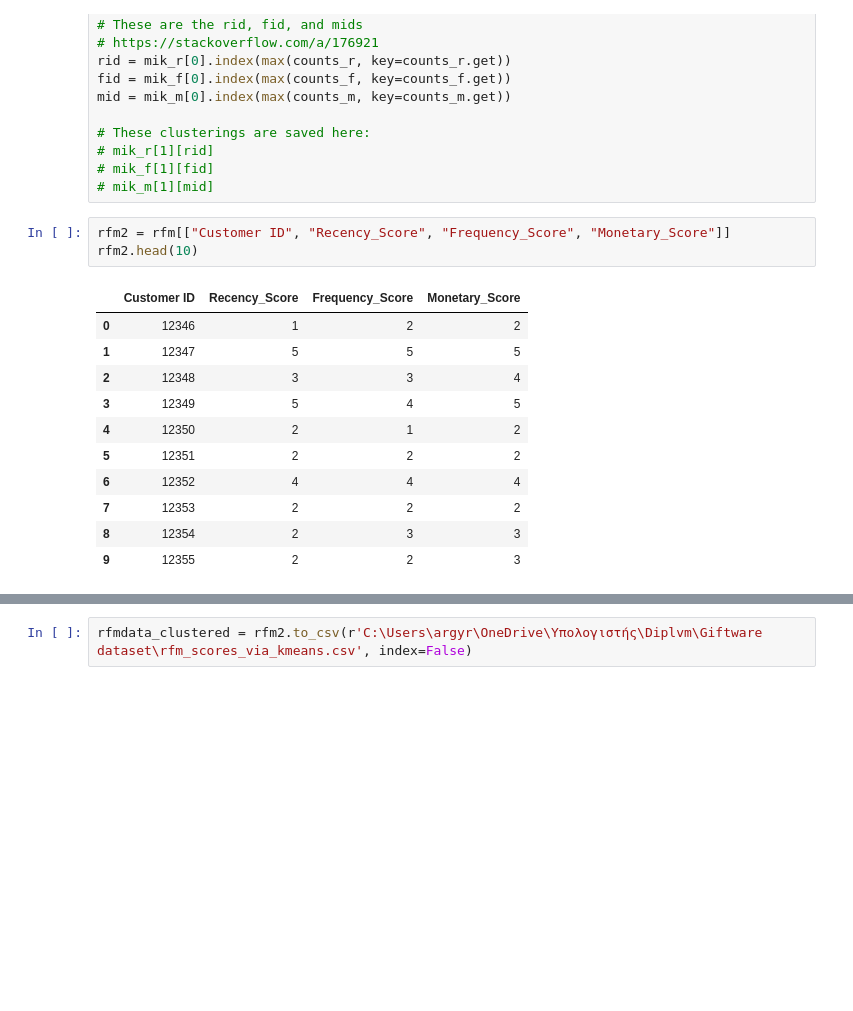
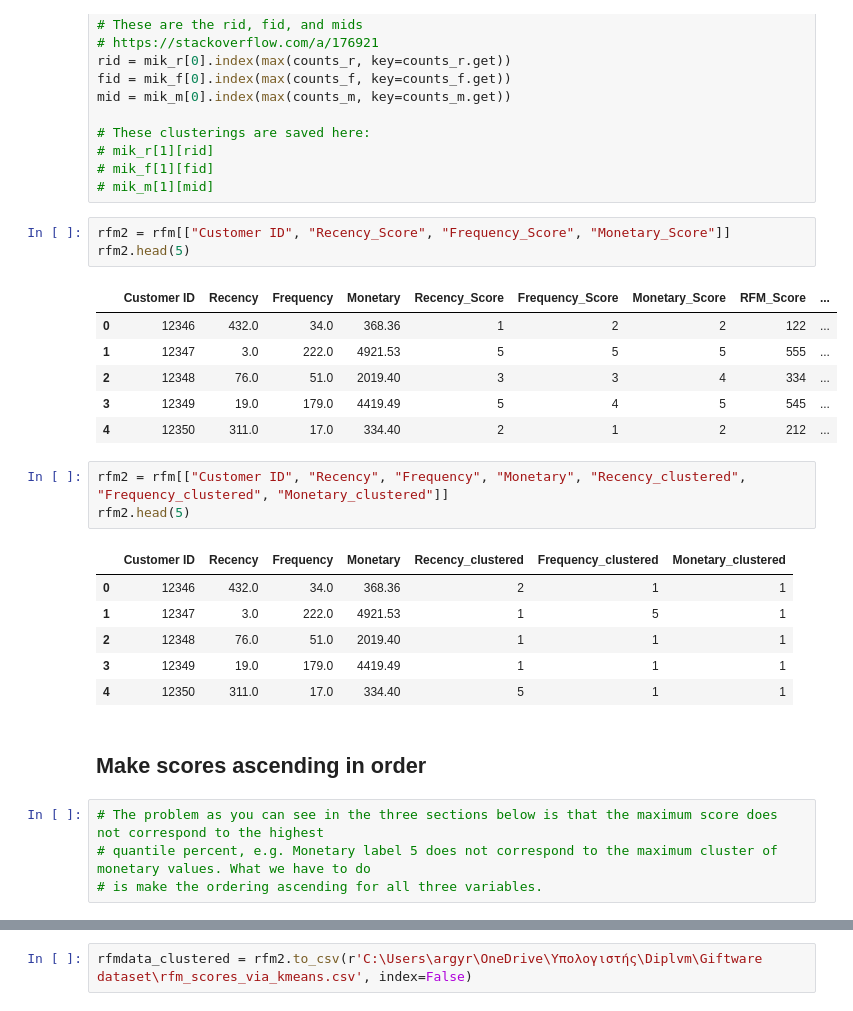
Before and after one commit to ArgyroMp/msc-thesis, a Jupyter notebook: Notebooks/02.rfm_dataset.ipynb, the cells around one changed output, grey strips where cells are left out. Drawn from its saved outputs; the diff is of its cells as text; blank space fills up the shorter version.

```diff
--- a/Notebooks/02.rfm_dataset.ipynb
+++ b/Notebooks/02.rfm_dataset.ipynb
@@ -231,16 +200,27 @@ mid = mik_m[0].index(max(counts_m, key=counts_m.get))
 # mik_m[1][mid]
 # %%
 rfm2 = rfm[["Customer ID", "Recency_Score", "Frequency_Score", "Monetary_Score"]]
-rfm2.head(10)
+rfm2.head(5)
 # %% [output]
-|  | Customer ID | Recency_Score | Frequency_Score | Monetary_Score |
-| 0 | 12346 | 1 | 2 | 2 |
-| 1 | 12347 | 5 | 5 | 5 |
-| 2 | 12348 | 3 | 3 | 4 |
-| 3 | 12349 | 5 | 4 | 5 |
-| 4 | 12350 | 2 | 1 | 2 |
-| 5 | 12351 | 2 | 2 | 2 |
-| 6 | 12352 | 4 | 4 | 4 |
-| 7 | 12353 | 2 | 2 | 2 |
-| 8 | 12354 | 2 | 3 | 3 |
-| 9 | 12355 | 2 | 2 | 3 |
+|  | Customer ID | Recency | Frequency | Monetary | Recency_Score | Frequency_Score | Monetary_Score | RFM_Score | ... |
+| 0 | 12346 | 432.0 | 34.0 | 368.36 | 1 | 2 | 2 | 122 | ... |
+| 1 | 12347 | 3.0 | 222.0 | 4921.53 | 5 | 5 | 5 | 555 | ... |
+| 2 | 12348 | 76.0 | 51.0 | 2019.40 | 3 | 3 | 4 | 334 | ... |
+| 3 | 12349 | 19.0 | 179.0 | 4419.49 | 5 | 4 | 5 | 545 | ... |
+| 4 | 12350 | 311.0 | 17.0 | 334.40 | 2 | 1 | 2 | 212 | ... |
+# %%
+rfm2 = rfm[["Customer ID", "Recency", "Frequency", "Monetary", "Recency_clustered", "Frequency_clustered", "Monetary_clustered"]]
+rfm2.head(5)
+# %% [output]
+|  | Customer ID | Recency | Frequency | Monetary | Recency_clustered | Frequency_clustered | Monetary_clustered |
+| 0 | 12346 | 432.0 | 34.0 | 368.36 | 2 | 1 | 1 |
+| 1 | 12347 | 3.0 | 222.0 | 4921.53 | 1 | 5 | 1 |
+| 2 | 12348 | 76.0 | 51.0 | 2019.40 | 1 | 1 | 1 |
+| 3 | 12349 | 19.0 | 179.0 | 4419.49 | 1 | 1 | 1 |
+| 4 | 12350 | 311.0 | 17.0 | 334.40 | 5 | 1 | 1 |
+# %% [markdown]
+## Make scores ascending in order
+# %%
+# The problem as you can see in the three sections below is that the maximum score does not correspond to the highest
+# quantile percent, e.g. Monetary label 5 does not correspond to the maximum cluster of monetary values. What we have to do
+# is make the ordering ascending for all three variables.
```
Also changed, not shown: parts of 20 cells of this notebook, 1 other file.
